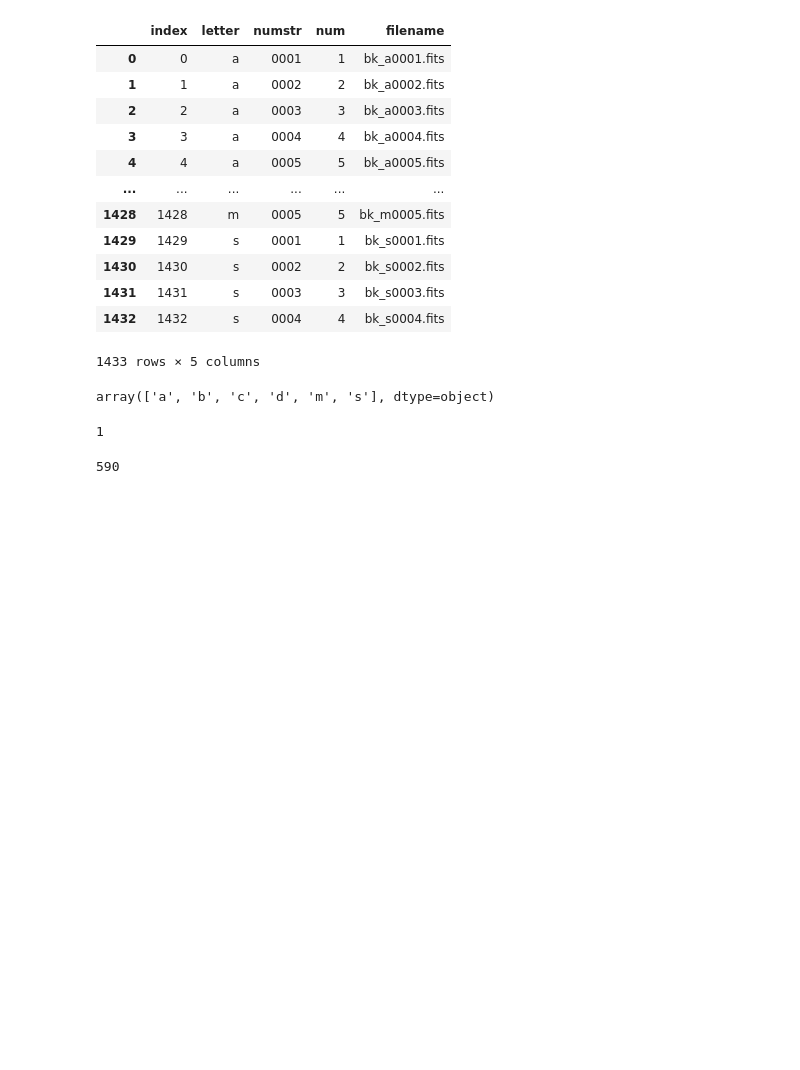
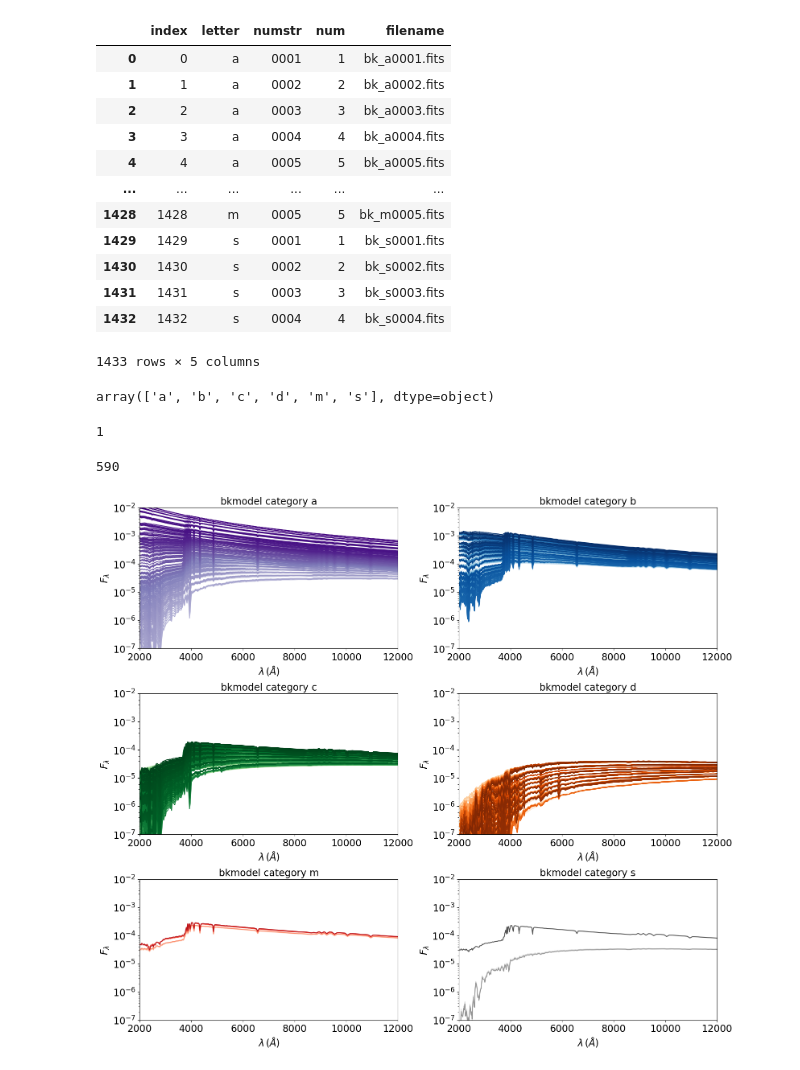
Before and after one commit to sylvielsstfr/rubinsimphot, a Jupyter notebook: docs/notebooks/pysynphot/bkmodels/BrowseBK.ipynb, the cells around one changed output. Cells and saved outputs as stored; diff of their text form; code cells hidden in the pictures; blank space fills up the shorter version.

```diff
--- a/docs/notebooks/pysynphot/bkmodels/BrowseBK.ipynb
+++ b/docs/notebooks/pysynphot/bkmodels/BrowseBK.ipynb
@@ -191,9 +202,3 @@ df_c = df[df.letter == "c"]
 df_d = df[df.letter == "d"]
 df_m = df[df.letter == "m"]
 df_s = df[df.letter == "s"]
-# %%
-# wavelength bin colors
-jet = plt.get_cmap('jet')
-cNorm = mpl.colors.Normalize(vmin=0, vmax=NSED)
-scalarMap = cmx.ScalarMappable(norm=cNorm, cmap=jet)
-all_colors = scalarMap.to_rgba(np.arange(NSED), alpha=1)
@@ -209,0 +205,51 @@ plt.xlim(3000.,10500)
+# %%
+df_a.reset_index(drop=True,inplace=True)
+df_b.reset_index(drop=True,inplace=True)
+df_c.reset_index(drop=True,inplace=True)
+df_d.reset_index(drop=True,inplace=True)
+df_m.reset_index(drop=True,inplace=True)
+df_s.reset_index(drop=True,inplace=True)
+# %%
+all_df = [df_a,df_b,df_c,df_d,df_m,df_s]
+# %%
+cat_cmap = ["Purples","Blues","Greens","Oranges","Reds","Greys"]
+# %%
+Ncat = len(categories)
+
+fig,axs = plt.subplots(3,2,figsize=(16,14))
+
+axes = axs.flatten()
+
+for index,ax in enumerate(axes):
+    the_df = all_df[index]
+    cmapname = cat_cmap[index]
+    cat = categories[index]
+    N = len(the_df)
+    the_cmap = plt.get_cmap(cmapname)
+    cNorm = mpl.colors.Normalize(vmin=0, vmax=N)
+    scalarMap = cmx.ScalarMappable(norm=cNorm, cmap=cmapname)
+    all_colors = scalarMap.to_rgba(np.arange(N), alpha=1)
+
+    for idx in range(N):
+        row = the_df.loc[idx]
+        filename = row["filename"]
+        fullfilename = os.path.join(seddir,filename)
+        hdul = fits.open(fullfilename)
+        df_sed = pd.DataFrame(hdul[1].data)
+        #selection = (df_sed["WAVELENGTH"] > 2000.) & (df_sed["WAVELENGTH"] < 15000.).values
+        # avoid Big-endian buffer not supported on little-endian compiler
+        #cut = [x.byteswap().newbyteorder() for x in selection]
+        #df_sed = df_sed.loc[cut]
+        ax.plot( df_sed.WAVELENGTH,df_sed.FLUX,c=all_colors[idx])
+
+
+    ax.set_xlim(2000.,12000.)
+    ax.set_ylim(1e-7,1e-2)
+    ax.set_yscale("log")
+    ax.set_title(f"bkmodel category {cat}")
+    ax.set_xlabel("$\lambda \, (\\AA) $")
+    ax.set_ylabel("$F_\lambda$")
+
+plt.tight_layout()
+# %% [output]
+[figure, added]
```
Also changed, not shown: parts of 5 cells of this notebook, 3 other files.
